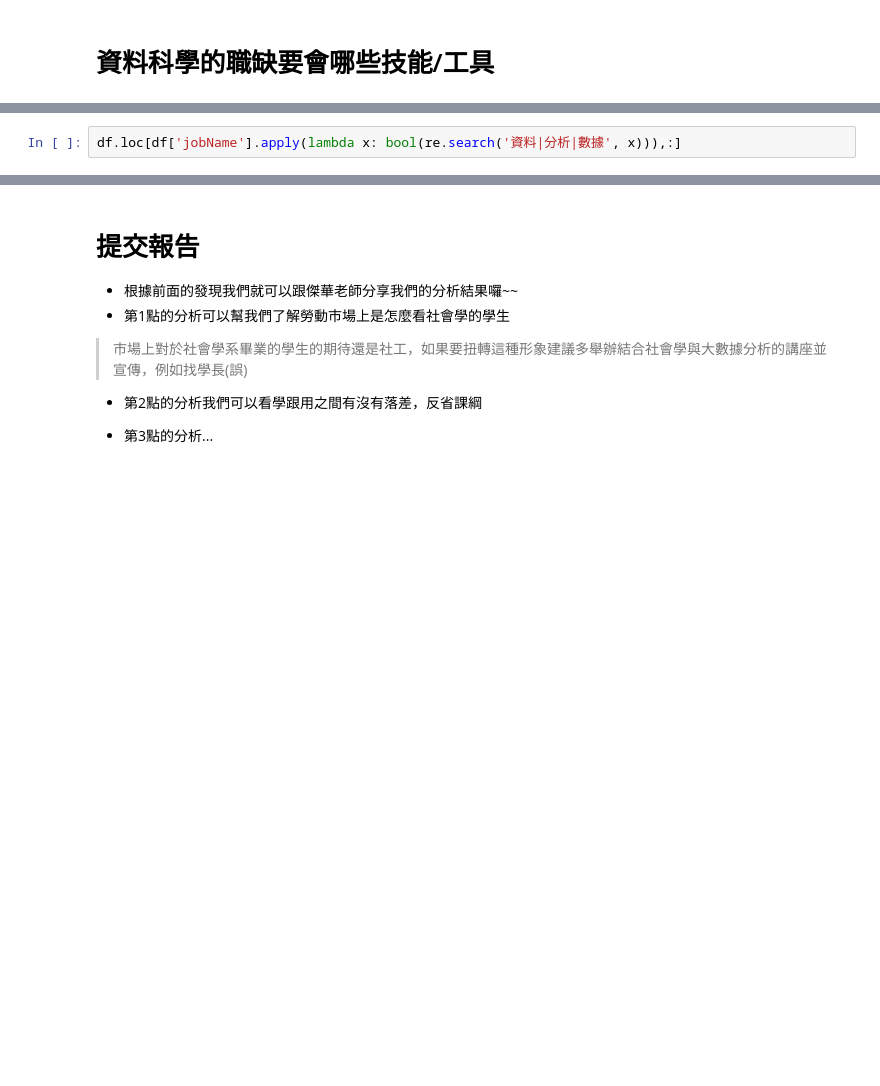
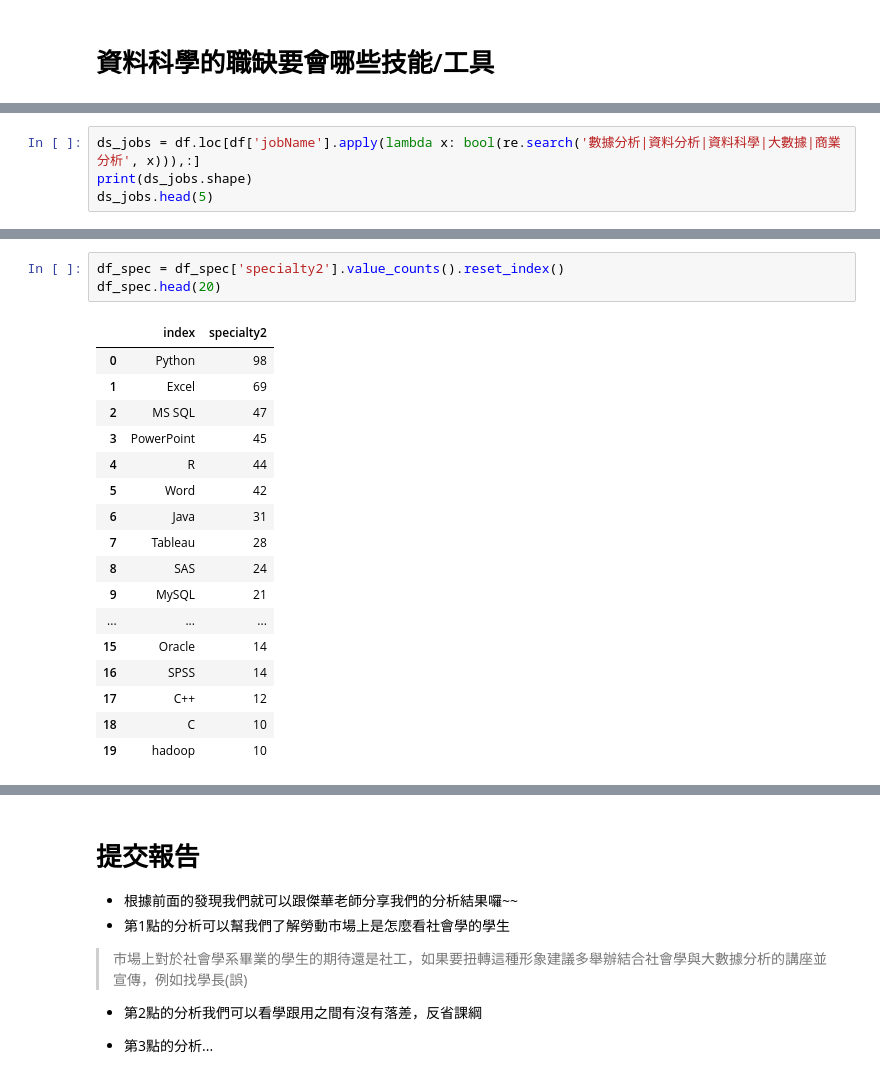
Before and after one commit to tlyu0419/Major-Position-And-Salary-Analysis-Sociology-and-Labor-Market-in-the-Era-of-Big-Data, a Jupyter notebook: JobAnalysis.ipynb, the cells around one changed output, grey strips where cells are left out. Cells and saved outputs as stored; diff of their text form; blank space fills up the shorter version.

```diff
--- a/JobAnalysis.ipynb
+++ b/JobAnalysis.ipynb
@@ -466,3 +443,5 @@ df.loc[np.select(condlist = [df['jobName'].apply(lambda x: bool(re.search('資
 # %%
-df.loc[df['jobName'].apply(lambda x: bool(re.search('資料|分析|數據', x))),:]
+ds_jobs = df.loc[df['jobName'].apply(lambda x: bool(re.search('數據分析|資料分析|資料科學|大數據|商業分析', x))),:]
+print(ds_jobs.shape)
+ds_jobs.head(5)
 # %% [output]
@@ -1107,0 +474,21 @@ array([False, False, False, ..., False, False, False])
+# %%
+df_spec = df_spec['specialty2'].value_counts().reset_index()
+df_spec.head(20)
+# %% [output]
+|  | index | specialty2 |
+| 0 | Python | 98 |
+| 1 | Excel | 69 |
+| 2 | MS SQL | 47 |
+| 3 | PowerPoint | 45 |
+| 4 | R | 44 |
+| 5 | Word | 42 |
+| 6 | Java | 31 |
+| 7 | Tableau | 28 |
+| 8 | SAS | 24 |
+| 9 | MySQL | 21 |
+| ... | ... | ... |
+| 15 | Oracle | 14 |
+| 16 | SPSS | 14 |
+| 17 | C++ | 12 |
+| 18 | C | 10 |
+| 19 | hadoop | 10 |
```
Also changed, not shown: parts of 57 cells of this notebook.
